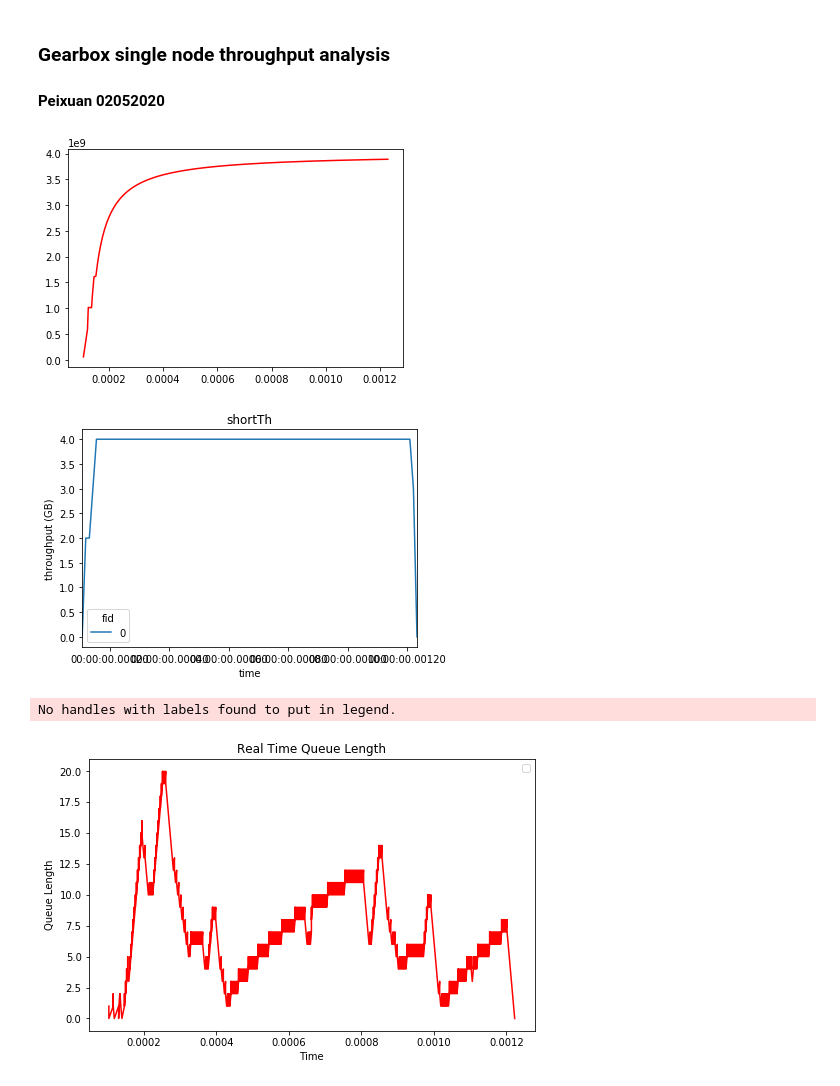
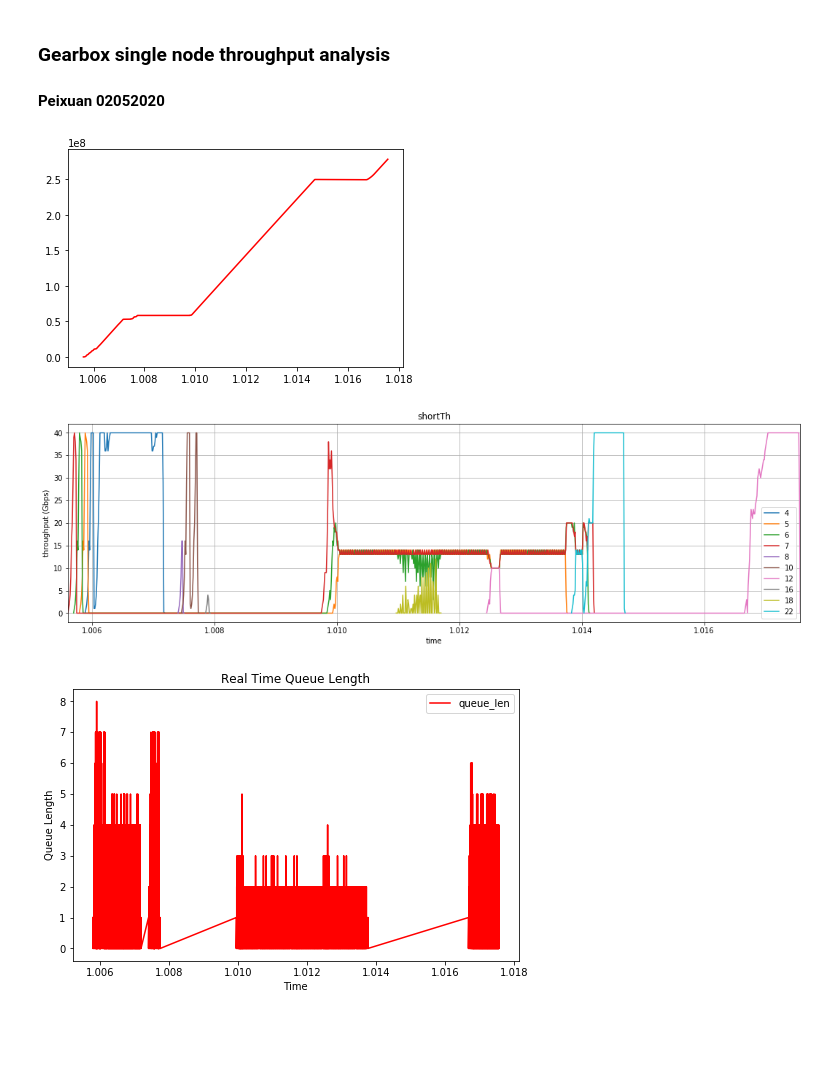
Before and after one commit to Peixuan670/HyLine, a Jupyter notebook: singlenode_bottleneck/notebook/Throughput_Analysis.ipynb, the cells around one changed output. Saved outputs shown, nothing was run; the diff lists cells and outputs as text; code cells hidden in the pictures; blank space fills up the shorter version.

Commit message:
fix shortTh

```diff
--- a/singlenode_bottleneck/notebook/Throughput_Analysis.ipynb
+++ b/singlenode_bottleneck/notebook/Throughput_Analysis.ipynb
@@ -98,7 +98,6 @@ def plot_short_th(df_out_tr, window_size, node):
     # node: the number of the receiving node
     # window_size: the jumping window size observing the short-term window size (in us)
     r_event_in_dst = get_received_packets(df_out_tr, node)
-
     r_event_in_dst['ts'] = r_event_in_dst['time'].apply(lambda x: pd.Timedelta(x,unit='s'))
 
     grouped=r_event_in_dst.groupby('fid')
@@ -115,12 +114,18 @@ def plot_short_th(df_out_tr, window_size, node):
     shortTh = grouped[['ts', 'pkt_size']].resample(str(window_size) + 'U', on='ts').sum()
     # Gbps
     shortTh['throughtput'] = shortTh['pkt_size']*8 / (window_size * 1e-6) / 1000 / 1000 / 1000
-    ##shortTh.head()
-    res = shortTh[['throughtput']].unstack()['throughtput'].T
-    res.index = res.index / timedelta(seconds=1)
-    res.plot(kind='line', legend=True, title='shortTh')
+    res = shortTh[['throughtput']]
+    #res.index = res.index.set_levels(res.index.get_level_values('ts') / timedelta(seconds=1), level=1)
+    ax=None
+    fids=[]
+    for fid, _ in grouped:
+        res_fid = res.loc[fid]
+        res_fid['time'] = res_fid.index / timedelta(seconds=1)
+        ax=res_fid.plot(x='time', y='throughtput', ax=ax, figsize=(18,5), kind='line', legend=True, title='shortTh', grid=True)
+        fids.append(fid)
     plt.xlabel('time')
-    plt.ylabel('throughput (GB)')
+    plt.ylabel('throughput (Gbps)')
+    plt.legend(fids)
     plt.show()
 # %%
 # Monitoring queue length by Mengqi
@@ -166,21 +171,21 @@ def cal_queue_len(df_out_tr, switch):
     #return df_sort
 # %%
 dir = "/home/ovs3/PeixuanGaoWorkspace/Hyline/HyLine/microbenchmark/ns2-simulation/06_single_flow_simulation/"
+dir = "/home/ovs2/lining/Gearbox/manual/AFQ10/"
 file = "out.tr"
 # %%
 df_out_tr = read_out_tr(dir, file)
 # %%
-plot_average_throughput(df_out_tr, 0.0001, 5)
+plot_average_throughput(df_out_tr, 0.0001, 35)
 # %% [output]
-[figure, old version]
+[figure, new version]
 # %%
-plot_short_th(df_out_tr, 12, 5)
+plot_short_th(df_out_tr, 12, 35)
 # %% [output]
-[figure, old version]
+[figure, new version]
 # %%
-cal_queue_len(df_out_tr, 4)
+cal_queue_len(df_out_tr, 9)
 # %% [output]
-No handles with labels found to put in legend.
-[figure, old version]
+[figure, new version]
 # %%
 delayAnalysis = DelayAnalysis(dir, file)
```
Also changed, not shown: parts of 2 cells of this notebook, 2 other files.
